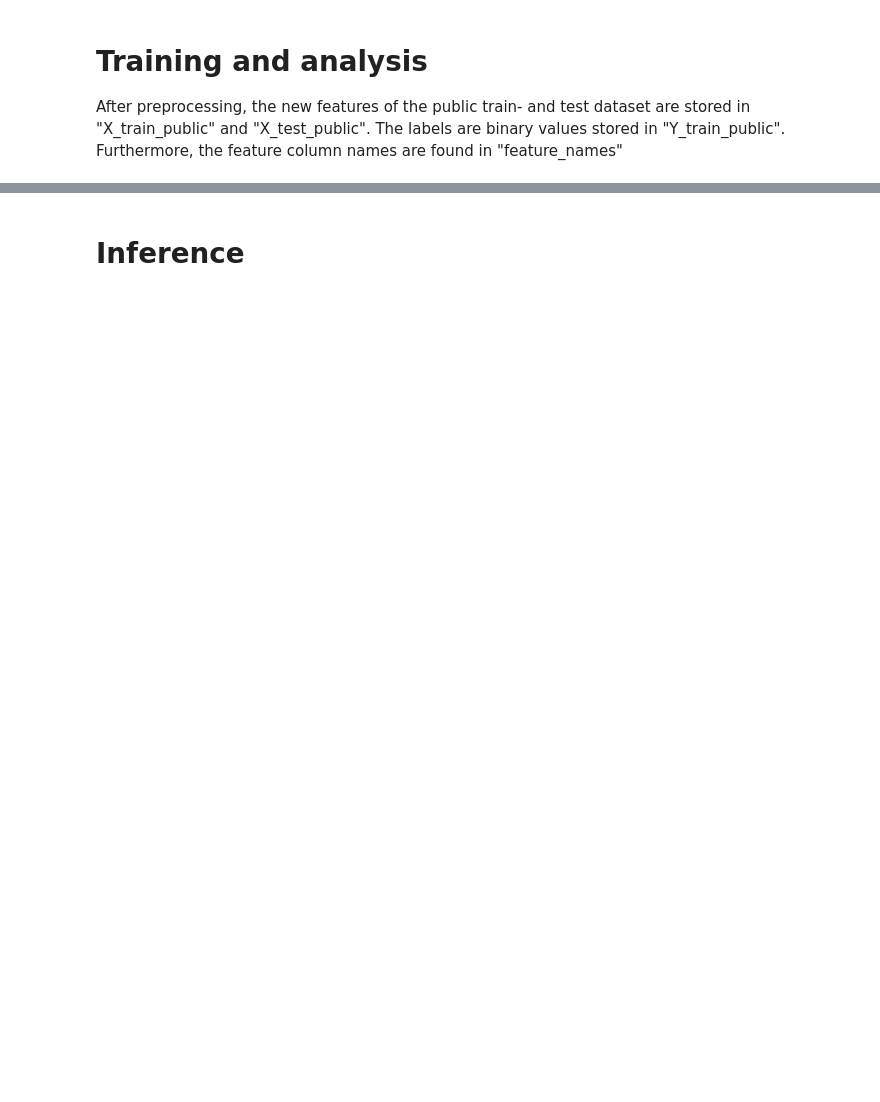
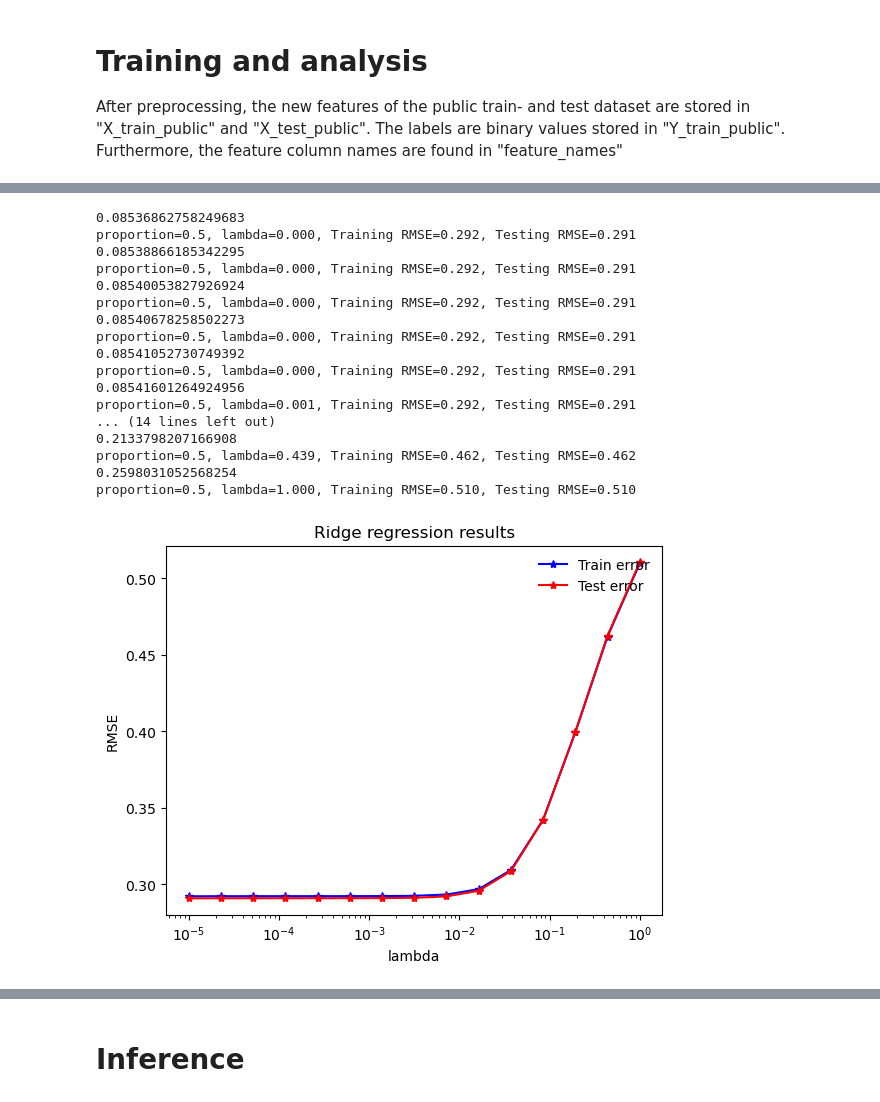
Before and after one commit to CS-433/ml-project-1-cheruben-3, a Jupyter notebook: src/run.ipynb, the cells around one changed output, grey strips where cells are left out. Saved outputs shown, nothing was run; the diff lists cells and outputs as text; code cells hidden in the pictures; blank space fills up the shorter version.

```diff
--- a/src/run.ipynb
+++ b/src/run.ipynb
@@ -170,0 +181,60 @@ plt.show()
+# %%
+def plot_train_test(train_errors, test_errors, lambdas):
+    """
+    train_errors, test_errors and lambas should be list (of the same size) the respective train error and test error for a given lambda,
+    * lambda[0] = 1
+    * train_errors[0] = RMSE of a ridge regression on the train set
+    * test_errors[0] = RMSE of the parameter found by ridge regression applied on the test set
+
+    degree is just used for the title of the plot.
+    """
+    plt.semilogx(lambdas, train_errors, color='b', marker='*', label="Train error")
+    plt.semilogx(lambdas, test_errors, color='r', marker='*', label="Test error")
+    plt.xlabel("lambda")
+    plt.ylabel("RMSE")
+    plt.title("Ridge regression results")
+    leg = plt.legend(loc=1, shadow=True)
+    leg.draw_frame(False)
+# %%
+# Evaluating Ridge regression
+from metrics import (
+    RidgeLoss
+)
+
+def test_ridge_regression(x, y, ratio):
+
+    lambdas = np.logspace(-5, 0, 15)
+    x_tr, x_te, y_tr, y_te = train_test_split(x, y, train_proportion=ratio)
+    rmse_tr = []
+    rmse_te = []
+
+    for ind, lambda_ in enumerate(lambdas):
+        w, loss = ridge_regression(y_tr, x_tr, lambda_)
+        rmse_tr.append(np.sqrt(loss))
+        rmse_te.append(np.sqrt(RidgeLoss.loss(x_te, y_te, w)))
+
+        print("proportion={p}, lambda={l:.3f}, Training RMSE={tr:.3f}, Testing RMSE={te:.3f}".format(
+                p=ratio, l=lambda_, tr=rmse_tr[ind], te=rmse_te[ind]))
+
+    plot_train_test(rmse_tr, rmse_te, lambdas)
+
+test_ridge_regression(X_train_public, Y_train_public, 0.5)
+# %% [output]
+0.08536862758249683
+proportion=0.5, lambda=0.000, Training RMSE=0.292, Testing RMSE=0.291
+0.08538866185342295
+proportion=0.5, lambda=0.000, Training RMSE=0.292, Testing RMSE=0.291
+0.08540053827926924
+proportion=0.5, lambda=0.000, Training RMSE=0.292, Testing RMSE=0.291
+0.08540678258502273
+proportion=0.5, lambda=0.000, Training RMSE=0.292, Testing RMSE=0.291
+0.08541052730749392
+proportion=0.5, lambda=0.000, Training RMSE=0.292, Testing RMSE=0.291
+0.08541601264924956
+proportion=0.5, lambda=0.001, Training RMSE=0.292, Testing RMSE=0.291
+... (14 lines left out)
+0.2133798207166908
+proportion=0.5, lambda=0.439, Training RMSE=0.462, Testing RMSE=0.462
+0.2598031052568254
+proportion=0.5, lambda=1.000, Training RMSE=0.510, Testing RMSE=0.510
+[figure, added]
```
Also changed, not shown: parts of 11 cells of this notebook, 1 other file.
